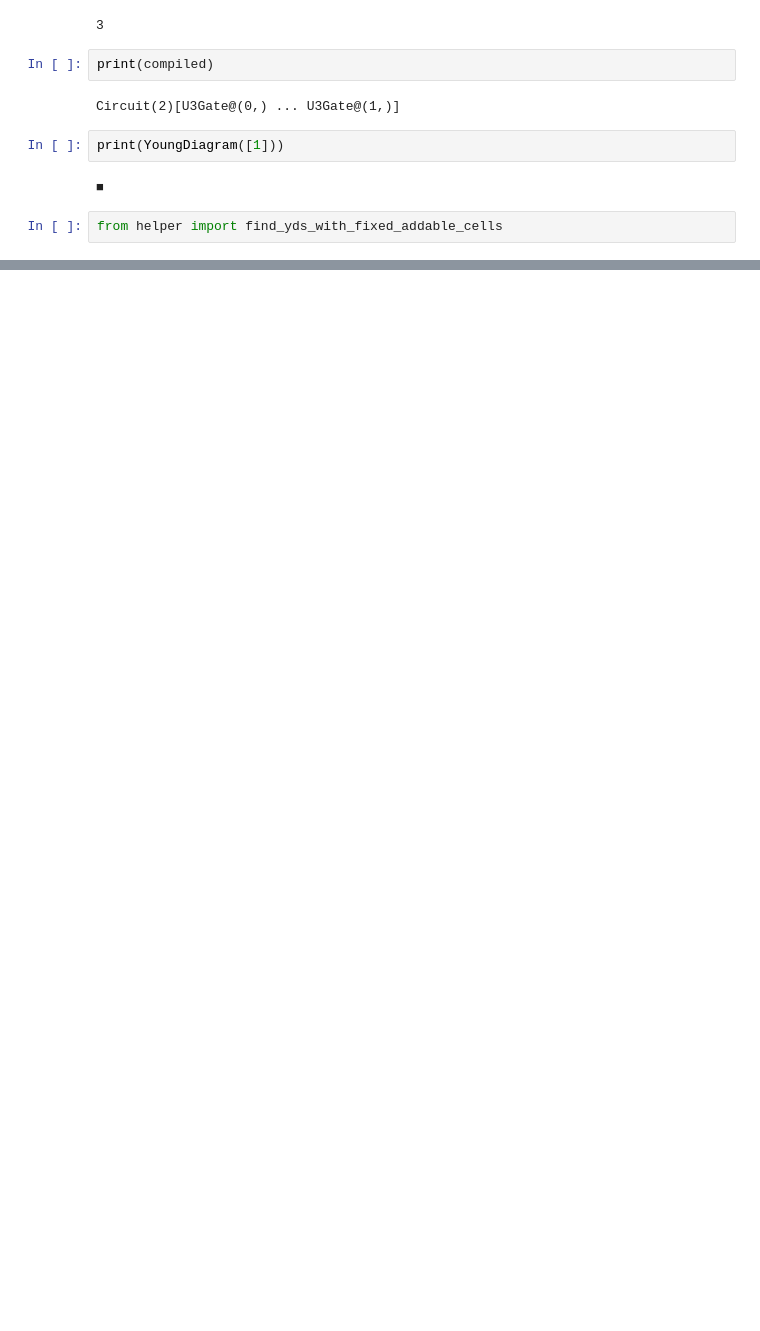
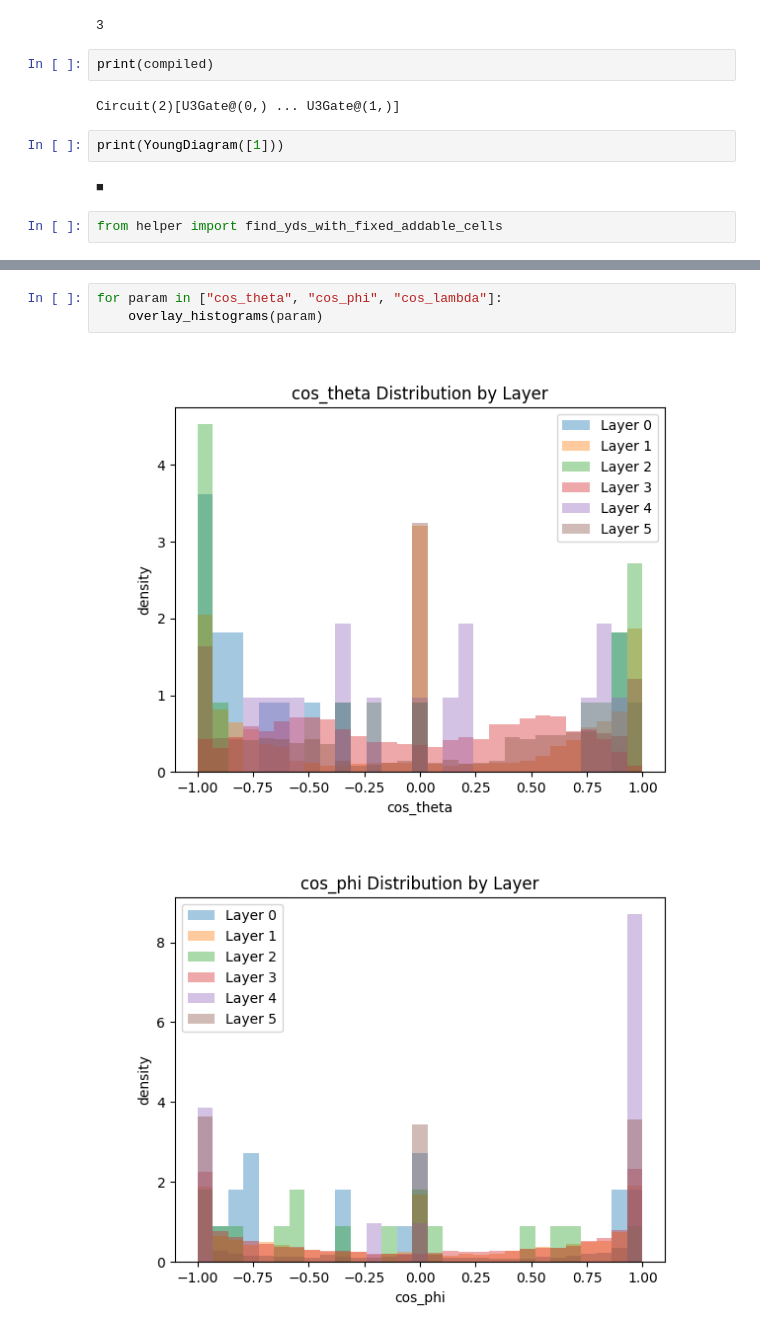
Before and after one commit to natestemen/fourier, a Jupyter notebook: play.ipynb, the cells around one changed output, grey strips where cells are left out. Cells and saved outputs as stored; diff of their text form; blank space fills up the shorter version.

```diff
--- a/play.ipynb
+++ b/play.ipynb
@@ -64,0 +205,6 @@ print(compiled.gate_counts)
+# %%
+for param in ["cos_theta", "cos_phi", "cos_lambda"]:
+    overlay_histograms(param)
+# %% [output]
+[figure, added]
+[figure, added]
```
Also changed, not shown: parts of 38 cells of this notebook, 8 other files.
